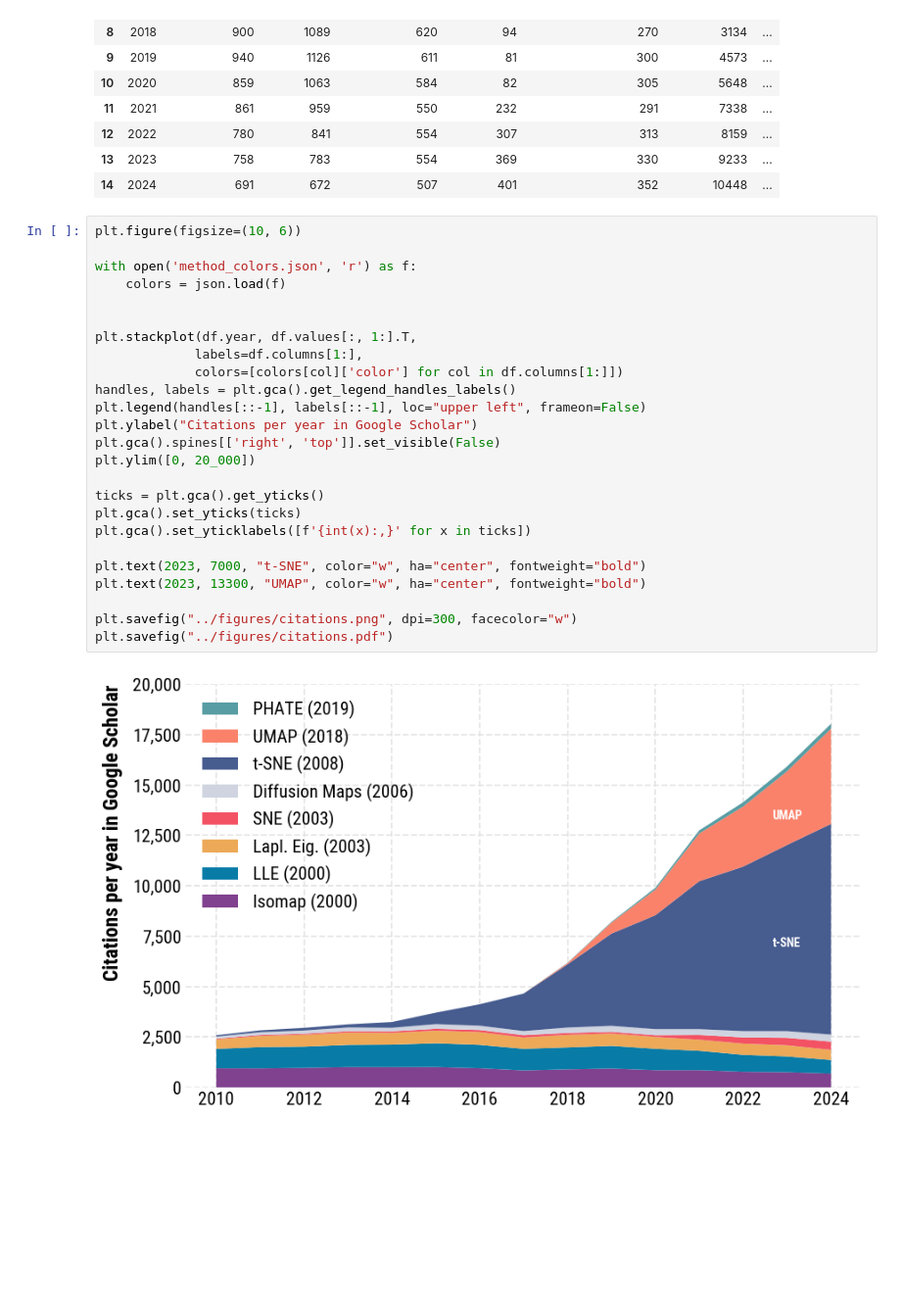
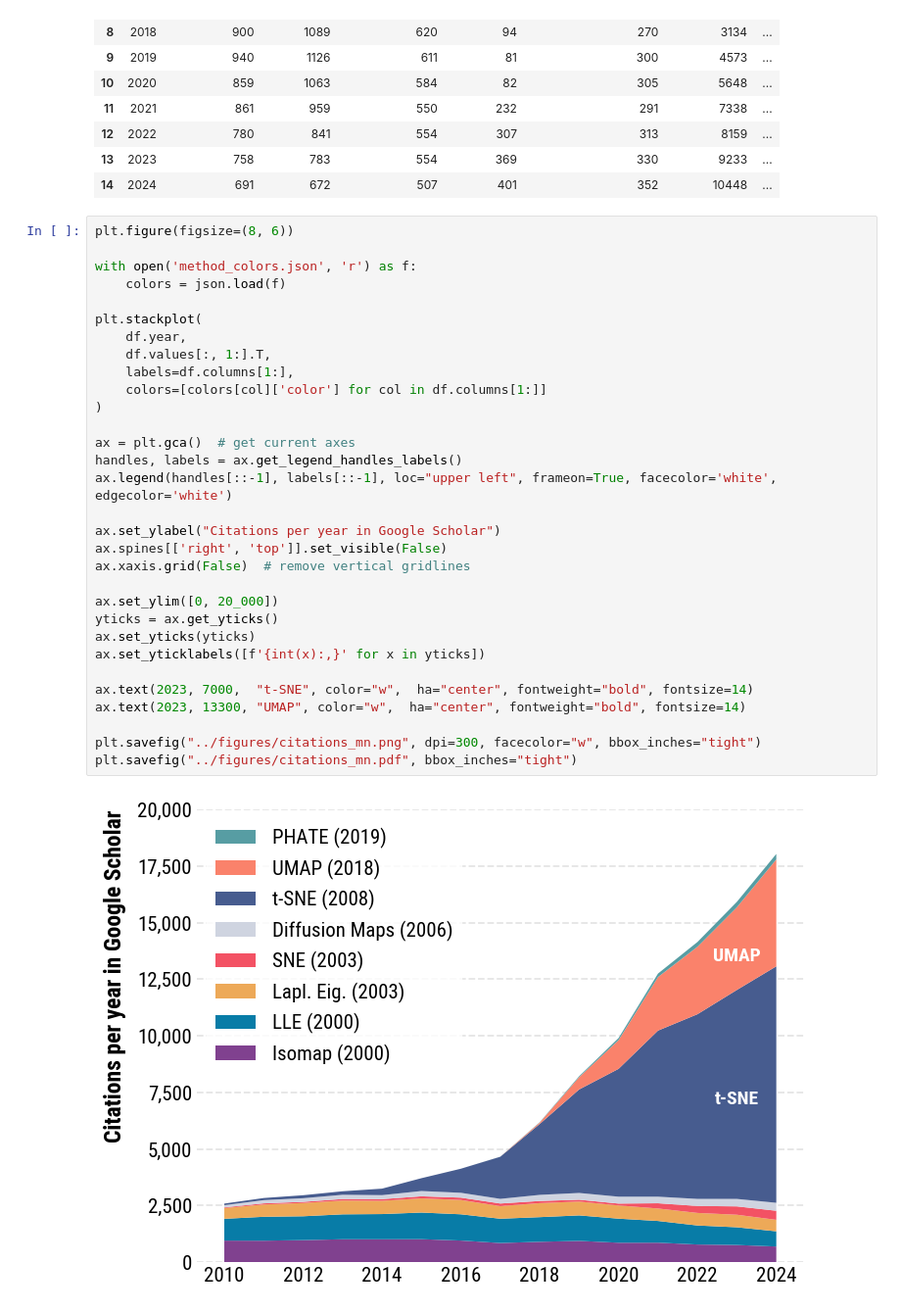
Before and after one commit to dkobak/low-dim-embeddings-review, a Jupyter notebook: code/citations.ipynb, the cells around one changed output. Shown at 98% size. Drawn from its saved outputs; the diff is of its cells as text; blank space fills up the shorter version.

```diff
--- a/code/citations.ipynb
+++ b/code/citations.ipynb
@@ -83,29 +101,35 @@ df
 | 13 | 2023 | 758 | 783 | 554 | 369 | 330 | 9233 | ... |
 | 14 | 2024 | 691 | 672 | 507 | 401 | 352 | 10448 | ... |
 # %%
-plt.figure(figsize=(10, 6))
+plt.figure(figsize=(8, 6))
 
 with open('method_colors.json', 'r') as f:
     colors = json.load(f)
 
+plt.stackplot(
+    df.year,
+    df.values[:, 1:].T,
+    labels=df.columns[1:],
+    colors=[colors[col]['color'] for col in df.columns[1:]]
+)
 
-plt.stackplot(df.year, df.values[:, 1:].T,
-             labels=df.columns[1:],
-             colors=[colors[col]['color'] for col in df.columns[1:]])
-handles, labels = plt.gca().get_legend_handles_labels()
-plt.legend(handles[::-1], labels[::-1], loc="upper left", frameon=False)
-plt.ylabel("Citations per year in Google Scholar")
-plt.gca().spines[['right', 'top']].set_visible(False)
-plt.ylim([0, 20_000])
+ax = plt.gca()  # get current axes
+handles, labels = ax.get_legend_handles_labels()
+ax.legend(handles[::-1], labels[::-1], loc="upper left", frameon=True, facecolor='white', edgecolor='white')
 
-ticks = plt.gca().get_yticks()
-plt.gca().set_yticks(ticks)
-plt.gca().set_yticklabels([f'{int(x):,}' for x in ticks])
+ax.set_ylabel("Citations per year in Google Scholar")
+ax.spines[['right', 'top']].set_visible(False)
+ax.xaxis.grid(False)  # remove vertical gridlines
 
-plt.text(2023, 7000, "t-SNE", color="w", ha="center", fontweight="bold")
-plt.text(2023, 13300, "UMAP", color="w", ha="center", fontweight="bold")
+ax.set_ylim([0, 20_000])
+yticks = ax.get_yticks()
+ax.set_yticks(yticks)
+ax.set_yticklabels([f'{int(x):,}' for x in yticks])
 
-plt.savefig("../figures/citations.png", dpi=300, facecolor="w")
-plt.savefig("../figures/citations.pdf")
+ax.text(2023, 7000,  "t-SNE", color="w",  ha="center", fontweight="bold", fontsize=14)
+ax.text(2023, 13300, "UMAP", color="w",  ha="center", fontweight="bold", fontsize=14)
+
+plt.savefig("../figures/citations_mn.png", dpi=300, facecolor="w", bbox_inches="tight")
+plt.savefig("../figures/citations_mn.pdf", bbox_inches="tight")
 # %% [output]
-[figure, old version]
+[figure, new version]
```
Also changed, not shown: parts of 2 cells of this notebook, 27 other files.
